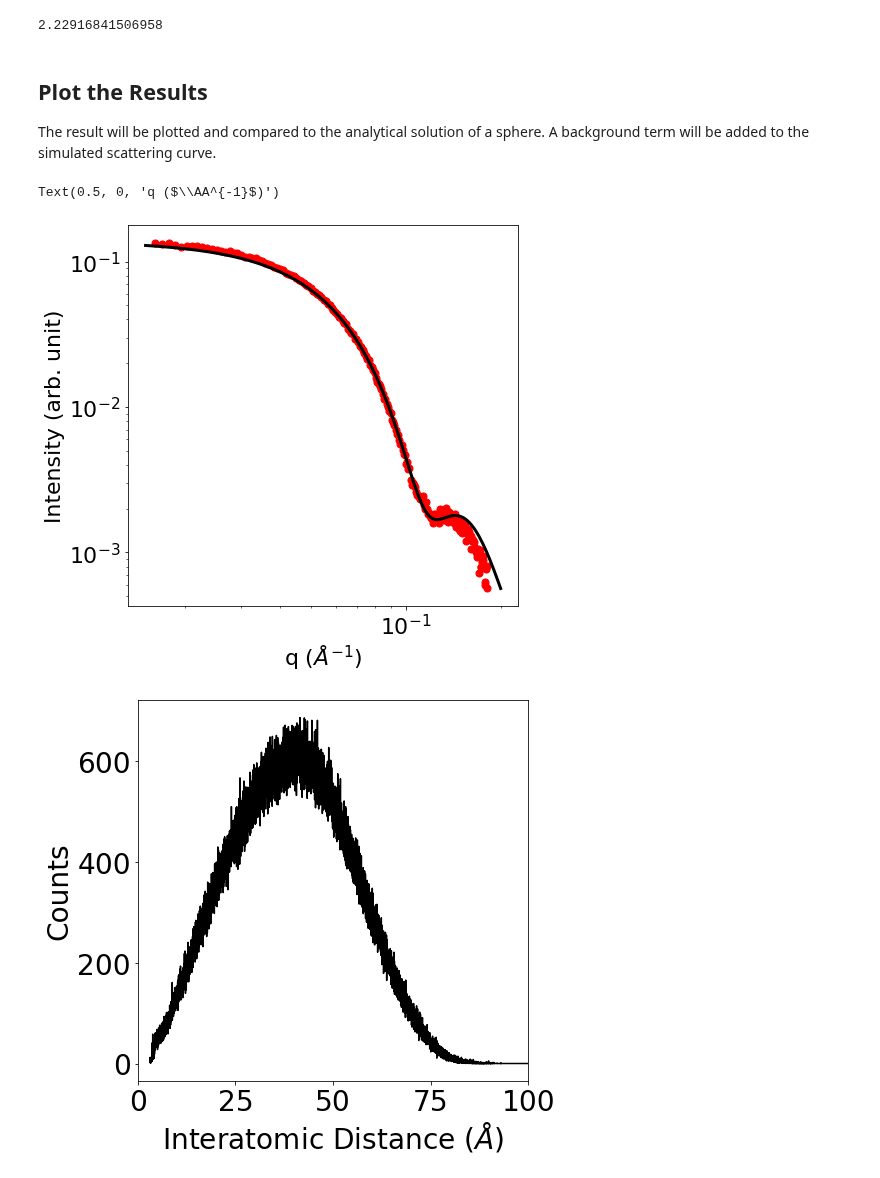
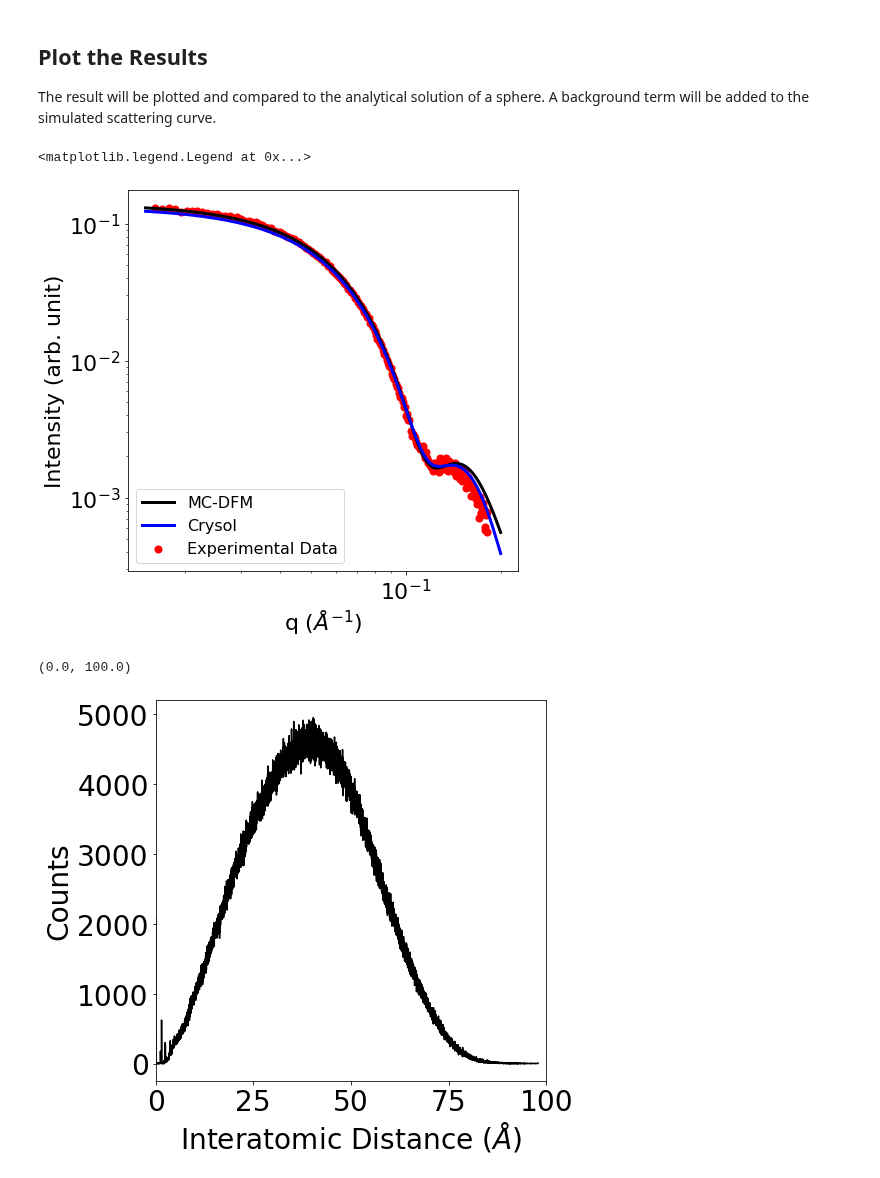
Before and after one commit to pozzo-research-group/MC-DFM, a Jupyter notebook: Notebooks/RhuA Simulate Scattering Curve.ipynb, the cells around one changed output. Cells and saved outputs as stored; diff of their text form; code cells hidden in the pictures.

```diff
--- a/Notebooks/RhuA Simulate Scattering Curve.ipynb
+++ b/Notebooks/RhuA Simulate Scattering Curve.ipynb
@@ -69,16 +59,7 @@ The variable "histogram_bins" refers to the number of bins in the pairwise distr
 # %%
-start = time.time()
-from scipy import integrate
 histogram_bins = 10000
 q = np.geomspace(0.015, 0.2, 200)
-I_q_10m = simulator.simulate_scattering_curve(histogram_bins, q)
-#I_q_10m = simulator.calculate_debye(coordinates, q)
-
-end = time.time()
-duration = end - start
-print(duration)
+I_q = simulator.simulate_scattering_curve(histogram_bins, q)
-# %% [output]
-2.22916841506958
 # %% [markdown]
 ## Plot the Results
 
@@ -87,27 +68,31 @@ The result will be plotted and compared to the analytical solution of a sphere.
 plt.rcParams.update({'font.size': 22})
 fig, ax = plt.subplots(figsize=(7,7))
 exp_data = np.load('../Data/RhuA/01012_A4-T2_azoRhuA_000_sub.npy')
-plt.scatter(exp_data[:,0], exp_data[:,1], label = 'RhuA', s = 50, color = 'red')
-plt.plot(q, I_q_10m*4.5e3, linewidth = 3, label = 'MC-DFM', color = 'k')
+crysol = np.loadtxt('../Data/RhuA/RhuA_Scattering_Crysol_no_hydration_layer.txt', skiprows=1)
+plt.scatter(exp_data[:,0], exp_data[:,1]*0.97, label = 'Experimental Data', s = 50, color = 'red')
+plt.plot(q, I_q*6.3e3, linewidth = 3, label = 'MC-DFM', color = 'k')
+plt.plot(crysol[14:-300,0], crysol[14:-300,1]*1.7e0, linewidth = 3, label = 'Crysol', color = 'blue')
+
 plt.yscale('log')
 plt.xscale('log')
 plt.ylabel('Intensity (arb. unit)')
 plt.xlabel('q ($\AA^{-1}$)')
-#plt.legend()
-#plt.savefig('../Images/RhuA/MC-DFM_RhuA.png', dpi=300, bbox_inches="tight")
+plt.legend(fontsize=16)
+#plt.savefig('../Images/RhuA/MC-DFM_RhuA.png', dpi=600, bbox_inches="tight")
 # %% [output]
-Text(0.5, 0, 'q ($\\AA^{-1}$)')
+<matplotlib.legend.Legend at 0x...>
-[figure, old version]
+[figure, new version]
 # %%
 plt.rcParams.update({'font.size': 28})
 fig, ax = plt.subplots(figsize=(7,7))
 plt.ylabel('Counts')
 plt.xlabel('Interatomic Distance ($\AA$)')
-lower = 300
+lower = 0
 plt.plot(simulator.r[lower:], simulator.p_r[lower:]*1e10, color='k')
 plt.xlim([0, 100])
 #plt.legend()
 #plt.savefig('../Images/RhuA/MC-DFM_RhuA_Pairwise.png', dpi=300, bbox_inches="tight")
 # %% [output]
+(0.0, 100.0)
-[figure, old version]
+[figure, new version]
 # %%
```
Also changed, not shown: parts of 11 cells of this notebook.
